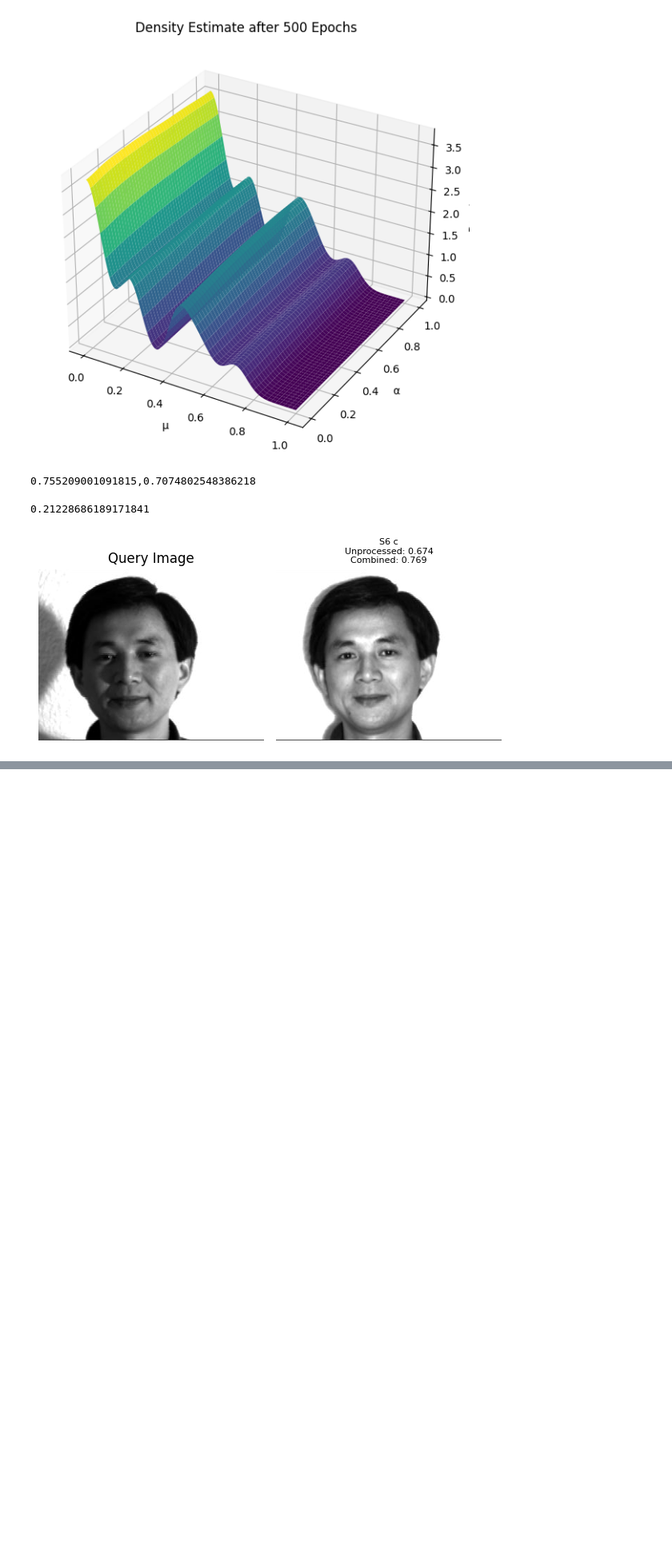
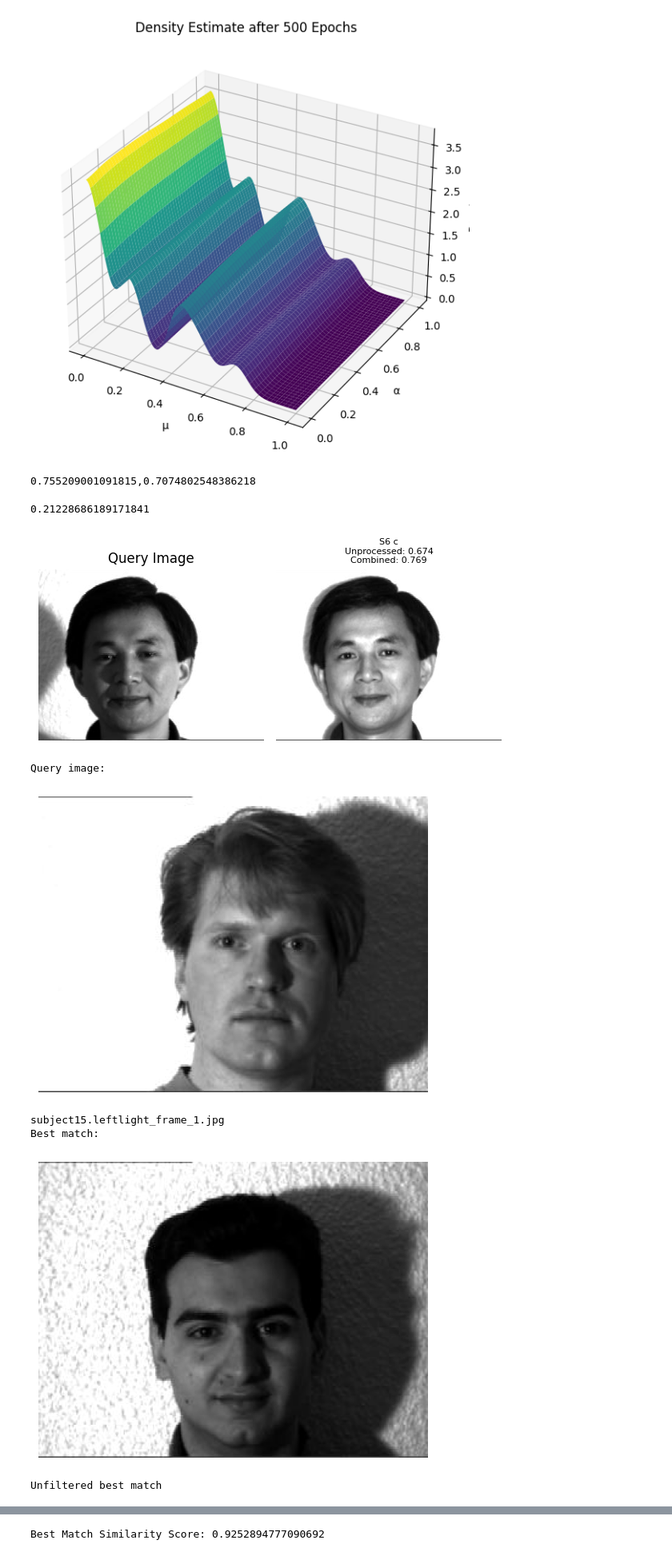
Before and after one commit to divyanash911/Illumination-invariance-face-recognition, a Jupyter notebook: implementation.ipynb, the cells around one changed output, grey strips where cells are left out. Shown at 80% size. Drawn from its saved outputs; the diff is of its cells as text; code cells hidden in the pictures; blank space fills up the shorter version.

```diff
--- a/implementation.ipynb
+++ b/implementation.ipynb
@@ -741,3 +741,19 @@ visualize_similarities(query_image, dataset, self_quotient_image, cosine_similar
 # %% [output]
 0.21228686189171841
 [figure]
+# %%
+print('Query image:')
+preview_image(query_image)
+print(best_match["query_name"])
+print('Best match:')
+preview_image(match_image)
+print("Unfiltered best match")
+preview_image(unmatched)
+print("Best Match Similarity Score:", similarity_score)
+# %% [output]
+Query image:
+[figure, added]
+subject15.leftlight_frame_1.jpg
+Best match:
+[figure, added]
+Unfiltered best match
@@ -743,0 +761 @@ visualize_similarities(query_image, dataset, self_quotient_image, cosine_similar
+Best Match Similarity Score: 0.9252894777090692
```
Also changed, not shown: parts of 3 cells of this notebook, 4 other files.
